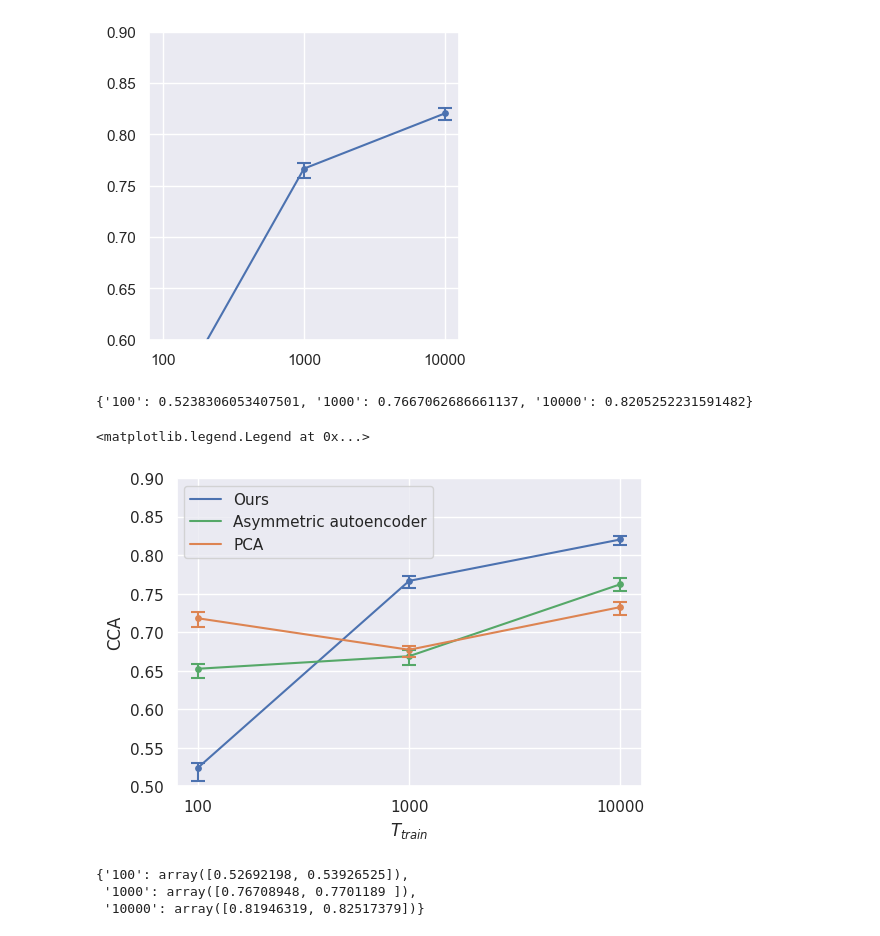
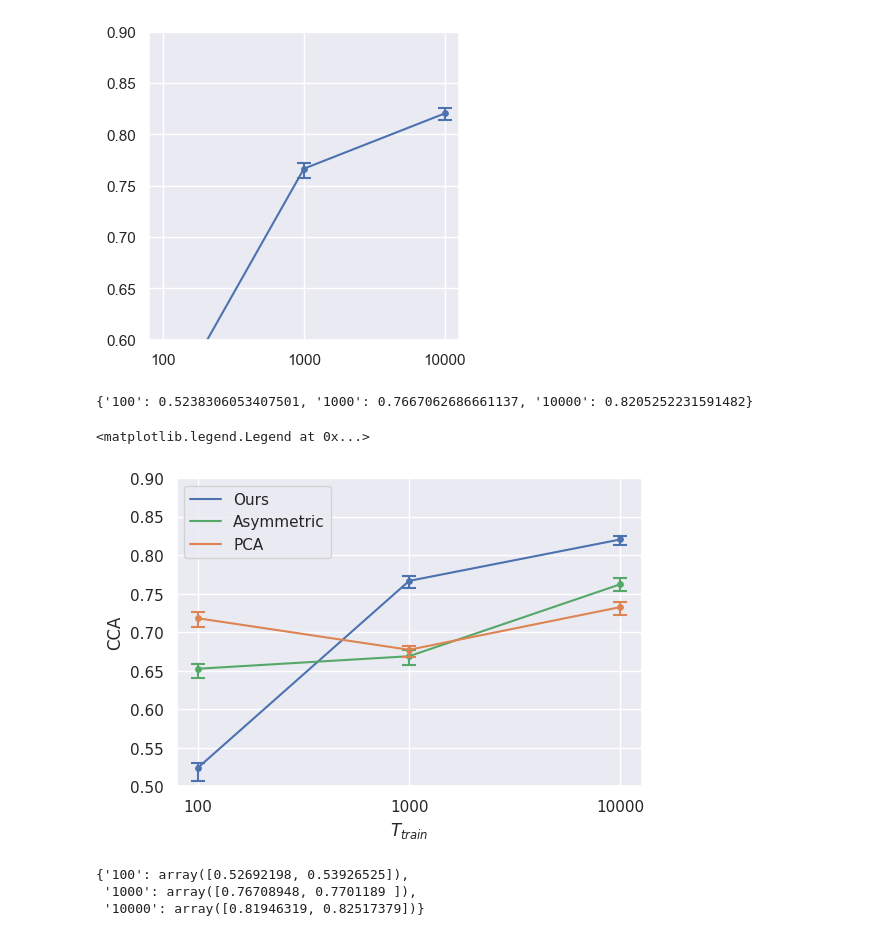
Before and after one commit to julianvanmeggelen/Thesis, a Jupyter notebook: Simulation/SampleSizeEffect_dgp30.ipynb, the cells around one changed output. Drawn from its saved outputs; the diff is of its cells as text; code cells hidden in the pictures.

```diff
--- a/Simulation/SampleSizeEffect_dgp30.ipynb
+++ b/Simulation/SampleSizeEffect_dgp30.ipynb
@@ -242,35 +242,35 @@ for T_train, experimentName in models.items():
 print(mean_ae)
 import seaborn as sns
 sns.set()
 plt.figure(figsize=(6,4))
 plt.ylim(0.5,0.9)
 for t, tci in ci_ae.items():
     error = np.abs(tci-mean_ae[t])
     plt.errorbar(x=t, y=mean_ae[t],yerr=error[::-1][:,None], capsize=5, c='C0', capthick=1.5)#, elinewidth=10, alpha=0.5)
 plt.scatter(x=mean_ae.keys(),y=mean_ae.values(), s=15, marker='o')
 plt.plot(mean_ae.keys(),mean_ae.values(), label='Ours')
 
 #asymmetric benchmark
 for t, tci in ci_asym_ae.items():
     error = np.abs(tci-mean_asym_ae[t])
     plt.errorbar(x=t, y=mean_asym_ae[t],yerr=error[::-1][:,None], capsize=5, c='C2', capthick=1.5)#, elinewidth=10, alpha=0.5)
 plt.scatter(x=mean_asym_ae.keys(),y=mean_asym_ae.values(), s=15, marker='o', c='C2')
-plt.plot(mean_asym_ae.keys(),mean_asym_ae.values(), label='Asymmetric autoencoder', c='C2')
+plt.plot(mean_asym_ae.keys(),mean_asym_ae.values(), label='Asymmetric', c='C2')
 
 #add other values
 for t, tci in ci.items():
     error = np.abs(tci-mean[t])
     plt.errorbar(x=t, y=mean[t],yerr=error[::-1][:,None], capsize=5, c='C1', capthick=1.5)#, alpha=0.5, elinewidth=10)
 plt.scatter(x=mean.keys(),y=mean.values(), s=15, marker='o', c='C1')
 plt.plot(mean.keys(),mean.values(), c= 'C1', label='PCA')
 
 plt.xlabel('$T_{train}$')
 plt.ylabel('CCA')
 plt.legend(loc = 'upper left')
 # %% [output]
 {'100': 0.5238306053407501, '1000': 0.7667062686661137, '10000': 0.8205252231591482}
 <matplotlib.legend.Legend at 0x...>
-[figure, old version]
+[figure, new version]
 # %%
 ci_ae
 # %% [output]
```
